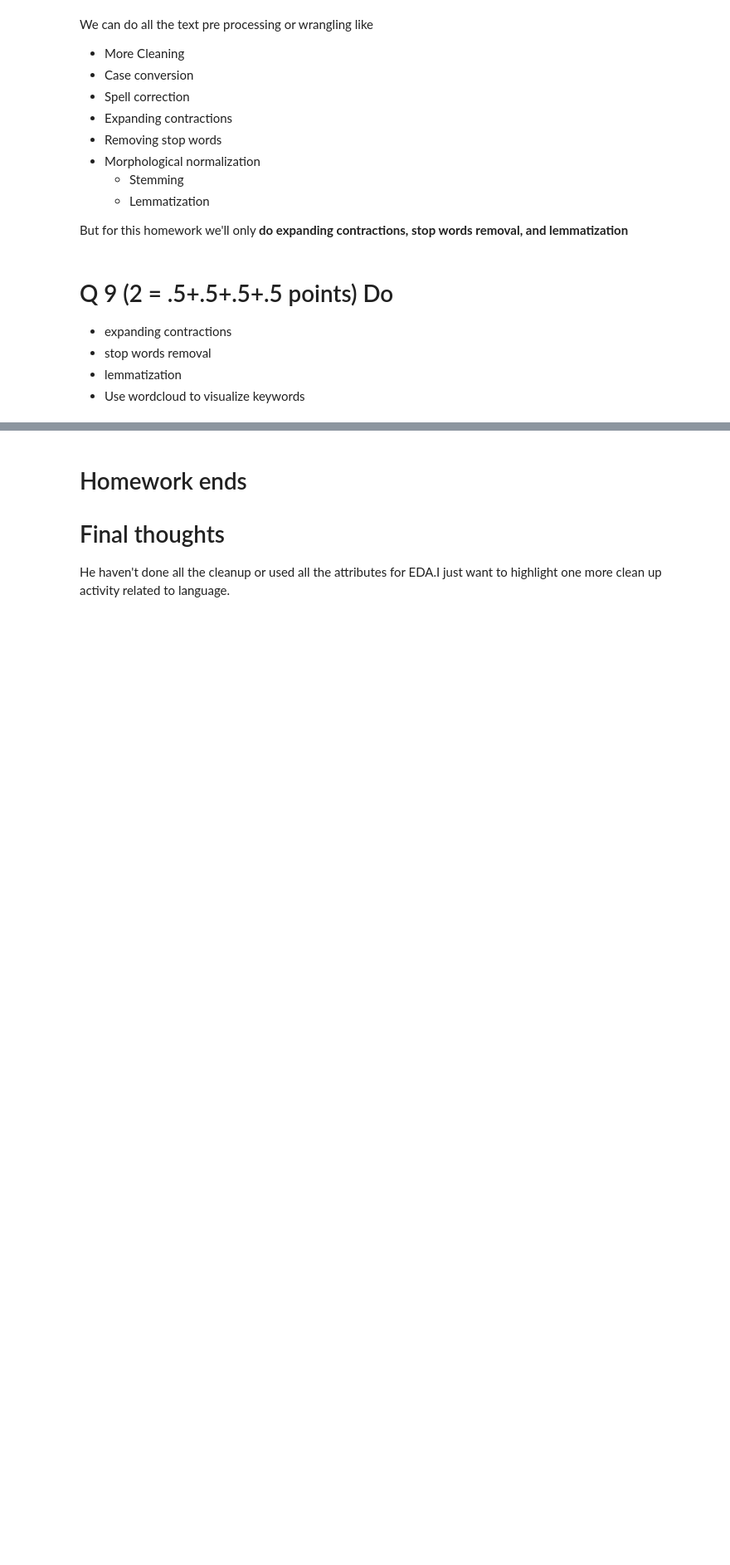
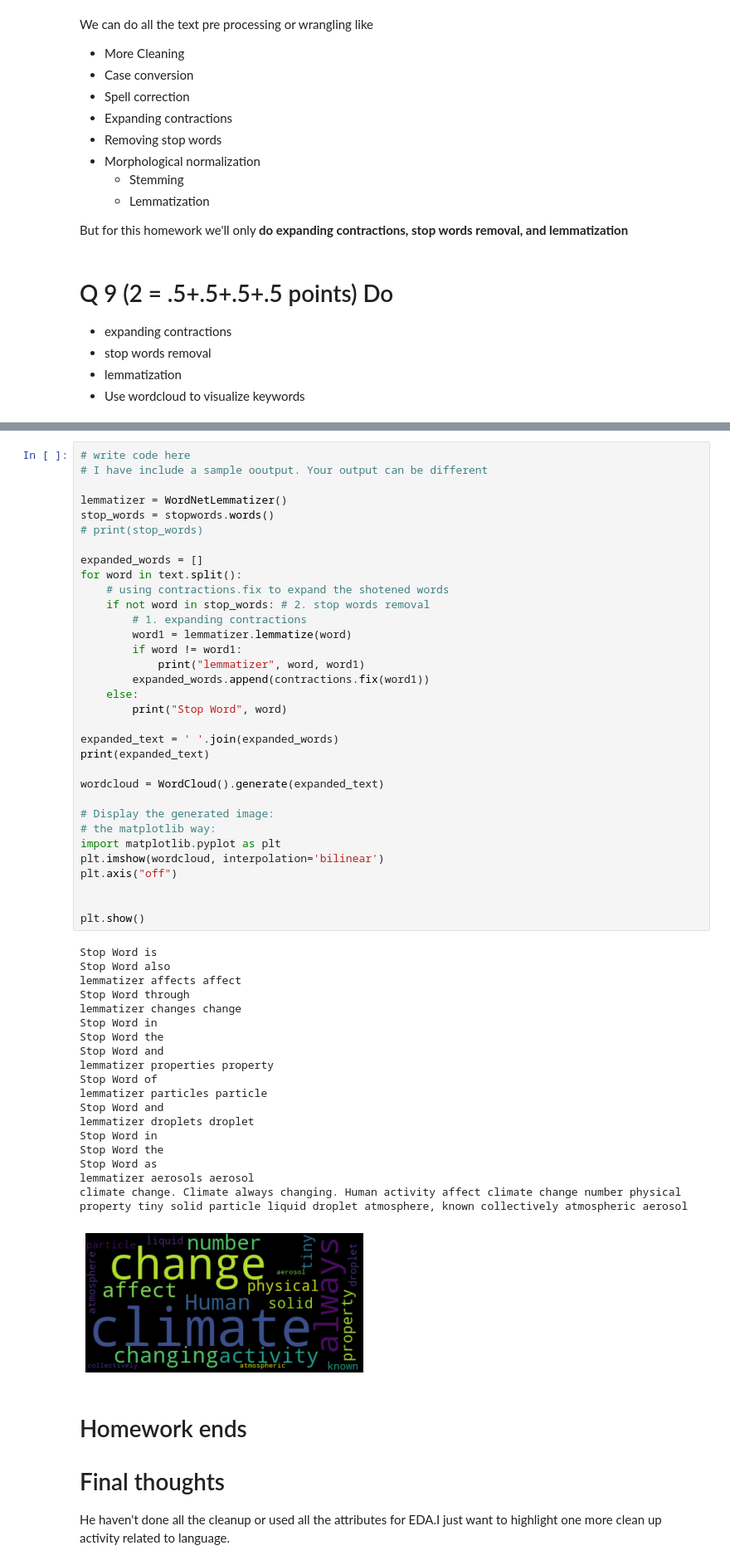
Before and after one commit to jyyblue1987/Small-World-Phenomenon, a Jupyter notebook: hw6_tweet_cleanup_questions.ipynb, the cells around one changed output, grey strips where cells are left out. Shown at 83% size. Cells and saved outputs as stored; diff of their text form; blank space fills up the shorter version.

```diff
--- a/hw6_tweet_cleanup_questions.ipynb
+++ b/hw6_tweet_cleanup_questions.ipynb
@@ -500,3 +574,56 @@ But for this homework we'll only **do expanding contractions,  stop words remova
+# %%
+# write code here
+# I have include a sample ooutput. Your output can be different
+
+lemmatizer = WordNetLemmatizer()
+stop_words = stopwords.words()
+# print(stop_words)
+
+expanded_words = []
+for word in text.split():
+    # using contractions.fix to expand the shotened words
+    if not word in stop_words: # 2. stop words removal
+        # 1. expanding contractions
+        word1 = lemmatizer.lemmatize(word)
+        if word != word1:
+            print("lemmatizer", word, word1)
+        expanded_words.append(contractions.fix(word1))
+    else:
+        print("Stop Word", word)
+
+expanded_text = ' '.join(expanded_words)
+print(expanded_text)
+
+wordcloud = WordCloud().generate(expanded_text)
+
+# Display the generated image:
+# the matplotlib way:
+import matplotlib.pyplot as plt
+plt.imshow(wordcloud, interpolation='bilinear')
+plt.axis("off")
+
+
+plt.show()
+# %% [output]
+Stop Word is
+Stop Word also
+lemmatizer affects affect
+Stop Word through
+lemmatizer changes change
+Stop Word in
+Stop Word the
+Stop Word and
+lemmatizer properties property
+Stop Word of
+lemmatizer particles particle
+Stop Word and
+lemmatizer droplets droplet
+Stop Word in
+Stop Word the
+Stop Word as
+lemmatizer aerosols aerosol
+climate change. Climate always changing. Human activity affect climate change number physical property tiny solid particle liquid droplet atmosphere, known collectively atmospheric aerosol
+[figure, added]
 # %% [markdown]
 # Homework ends
 # Final thoughts
```
Also changed, not shown: parts of 14 cells of this notebook, 3 other files.
